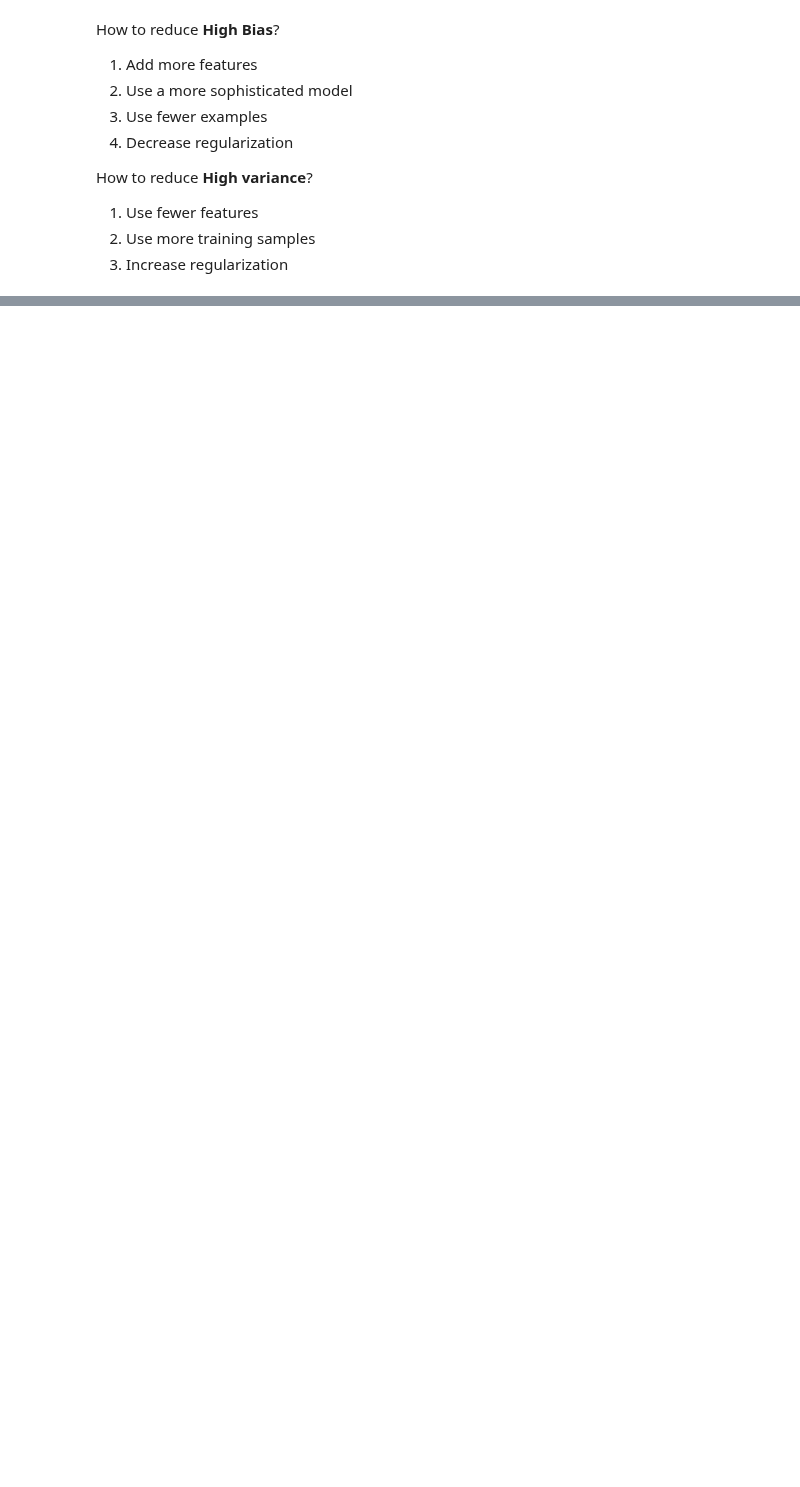
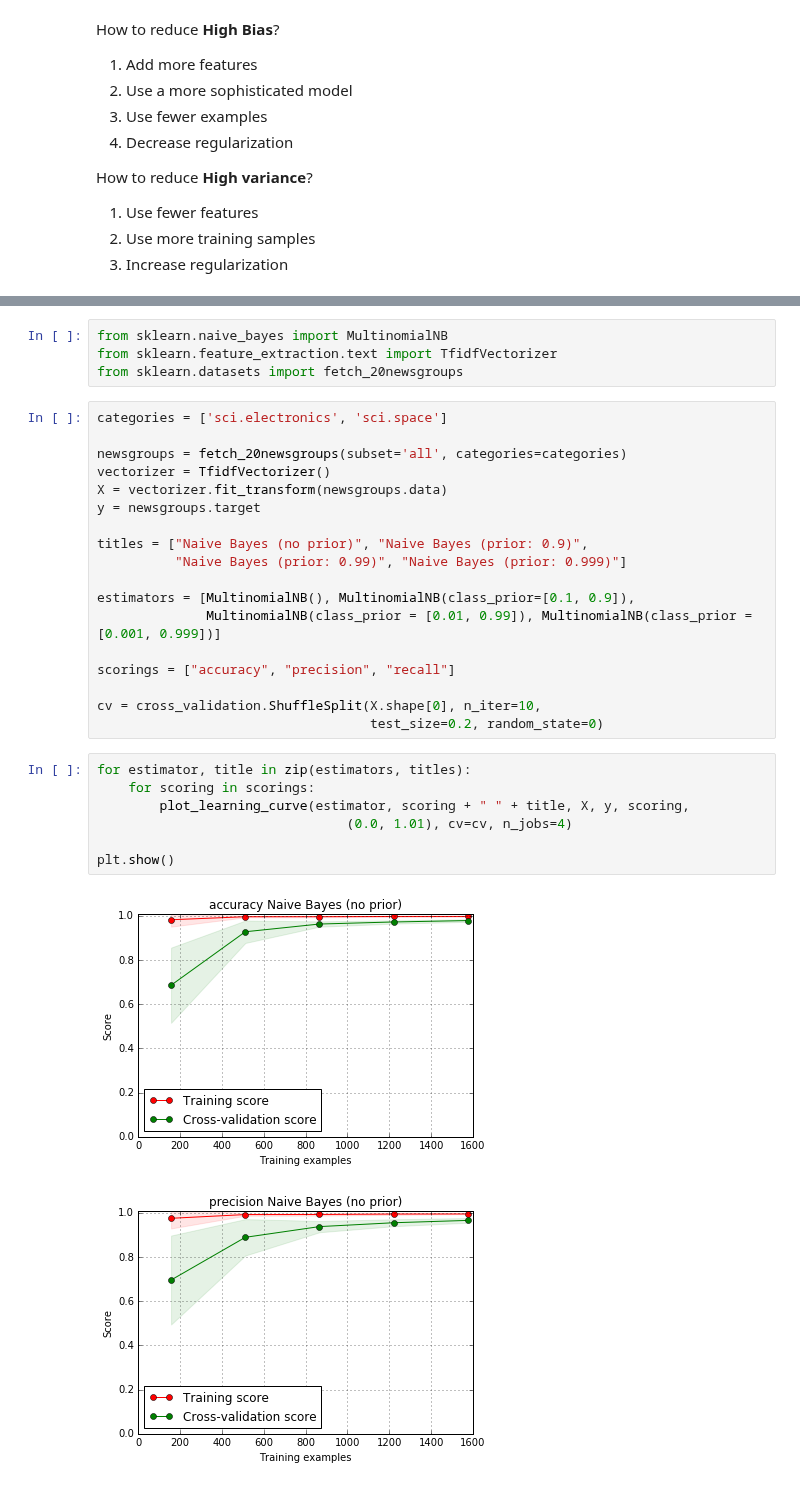
Before and after one commit to borjaeg/nlp_tests, a Jupyter notebook: Learning and Validation Curves.ipynb, the cells around one changed output, grey strips where cells are left out. Saved outputs shown, nothing was run; the diff lists cells and outputs as text; blank space fills up the shorter version.

```diff
--- a/Learning and Validation Curves.ipynb
+++ b/Learning and Validation Curves.ipynb
@@ -54,0 +142,32 @@ How to reduce **High variance**?
+# %%
+from sklearn.naive_bayes import MultinomialNB
+from sklearn.feature_extraction.text import TfidfVectorizer
+from sklearn.datasets import fetch_20newsgroups
+# %%
+categories = ['sci.electronics', 'sci.space']
+
+newsgroups = fetch_20newsgroups(subset='all', categories=categories)
+vectorizer = TfidfVectorizer()
+X = vectorizer.fit_transform(newsgroups.data)
+y = newsgroups.target
+
+titles = ["Naive Bayes (no prior)", "Naive Bayes (prior: 0.9)",
+          "Naive Bayes (prior: 0.99)", "Naive Bayes (prior: 0.999)"]
+
+estimators = [MultinomialNB(), MultinomialNB(class_prior=[0.1, 0.9]),
+              MultinomialNB(class_prior = [0.01, 0.99]), MultinomialNB(class_prior = [0.001, 0.999])]
+
+scorings = ["accuracy", "precision", "recall"]
+
+cv = cross_validation.ShuffleSplit(X.shape[0], n_iter=10,
+                                   test_size=0.2, random_state=0)
+# %%
+for estimator, title in zip(estimators, titles):
+    for scoring in scorings:
+        plot_learning_curve(estimator, scoring + " " + title, X, y, scoring,
+                                (0.0, 1.01), cv=cv, n_jobs=4)
+
+plt.show()
+# %% [output]
+[figure, added]
+[figure, added]
```
Also changed, not shown: parts of 7 cells of this notebook, 1 other file.
